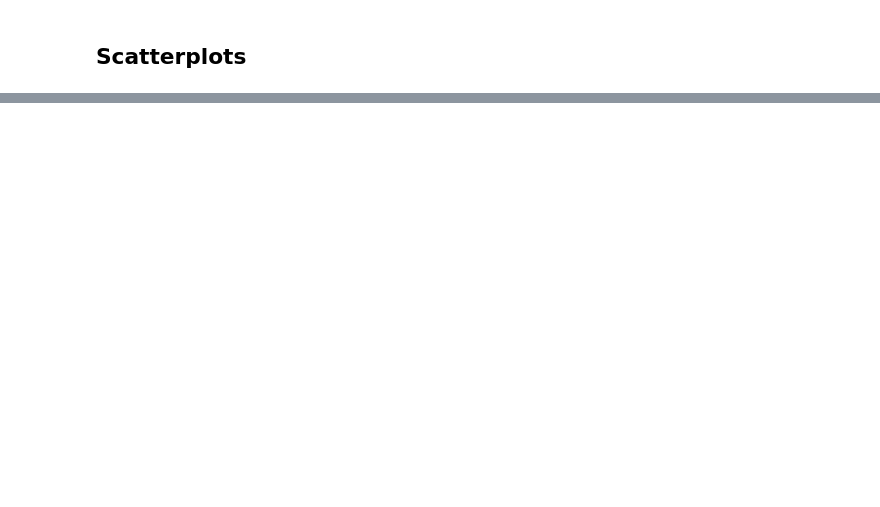
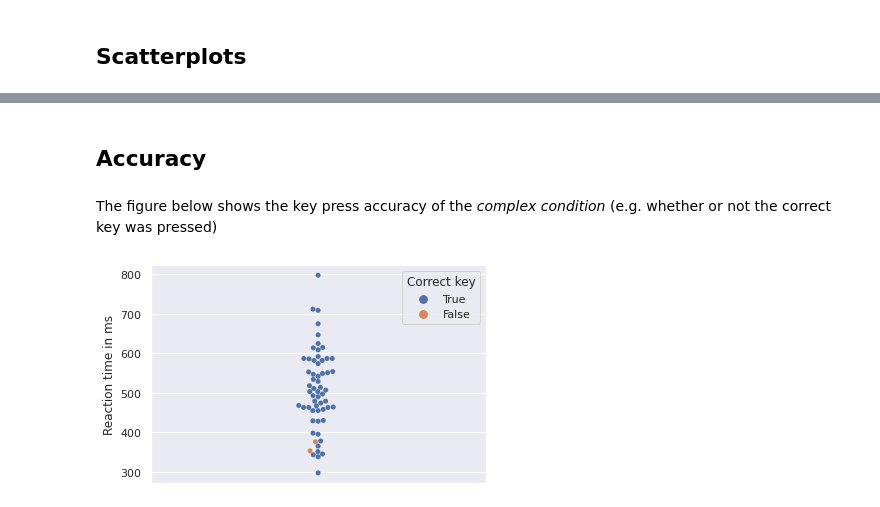
Before and after one commit to ITT-21SS-UR/assignment-03-el, a Jupyter notebook: data analysis/reaction_time_experiment.ipynb, the cells around one changed output, grey strips where cells are left out. Saved outputs shown, nothing was run; the diff lists cells and outputs as text; code cells hidden in the pictures; blank space fills up the shorter version.

```diff
--- a/data analysis/reaction_time_experiment.ipynb
+++ b/data analysis/reaction_time_experiment.ipynb
@@ -62,0 +134,18 @@ x_axis = df_sample_rt[]
+# %% [markdown]
+## Accuracy
+# %% [markdown]
+The figure below shows the key press accuracy of the *complex condition* (e.g. whether or not the correct key was pressed)
+# %%
+plot = sns.swarmplot(
+    data = df_sample_rt[(df_sample_rt['condition'] == 'complex')],
+    y = "reaction_time_in_ms",
+    x = "condition",
+    hue = "is_correct_key",
+    hue_order = [True, False]
+)
+plot.set(xlabel = "", ylabel = "Reaction time in ms", xticklabels = [])
+plot.legend(title = "Correct key")
+
+plt.show()
+# %% [output]
+[figure, added]
```
Also changed, not shown: parts of 12 cells of this notebook.
